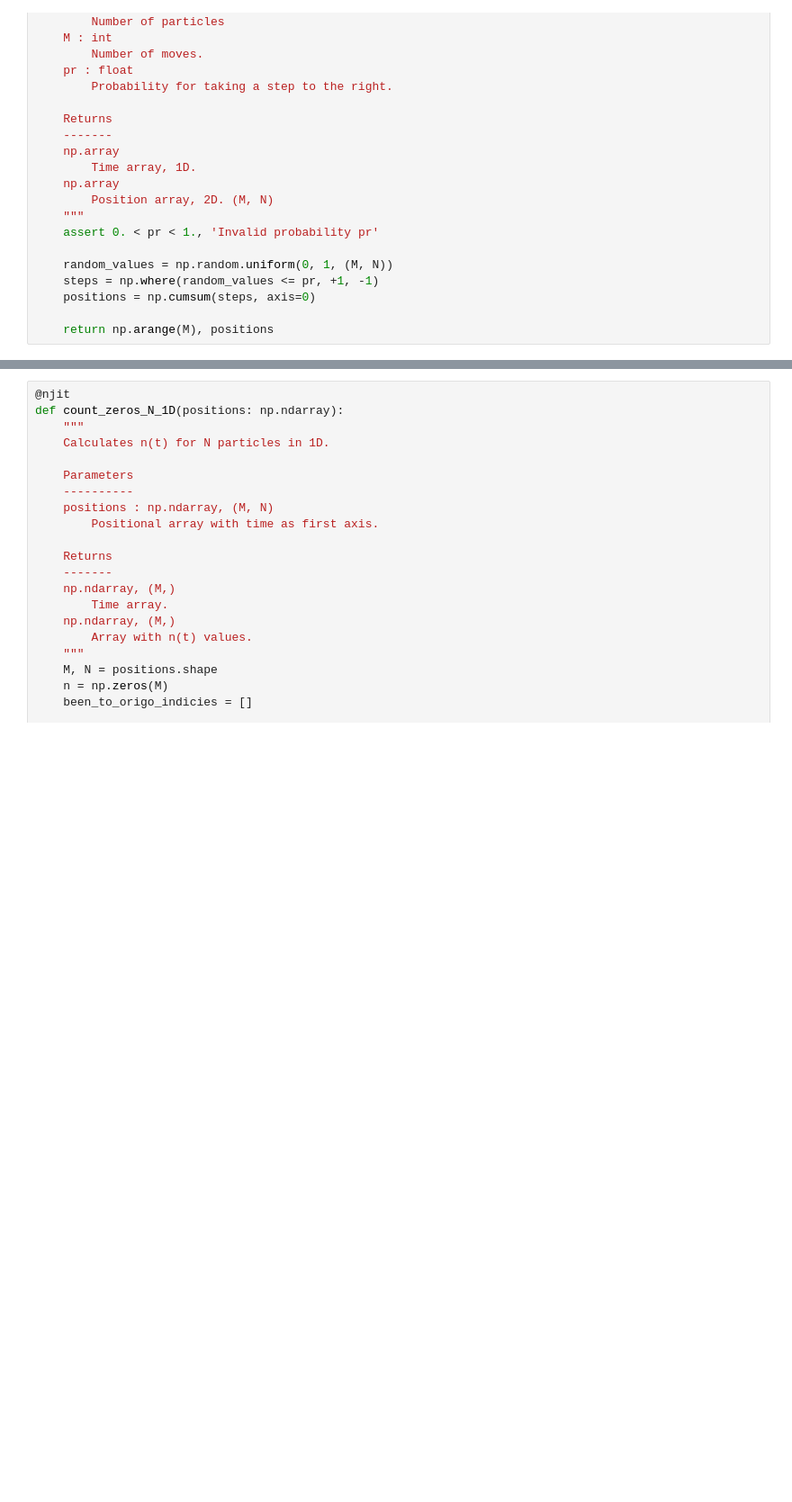
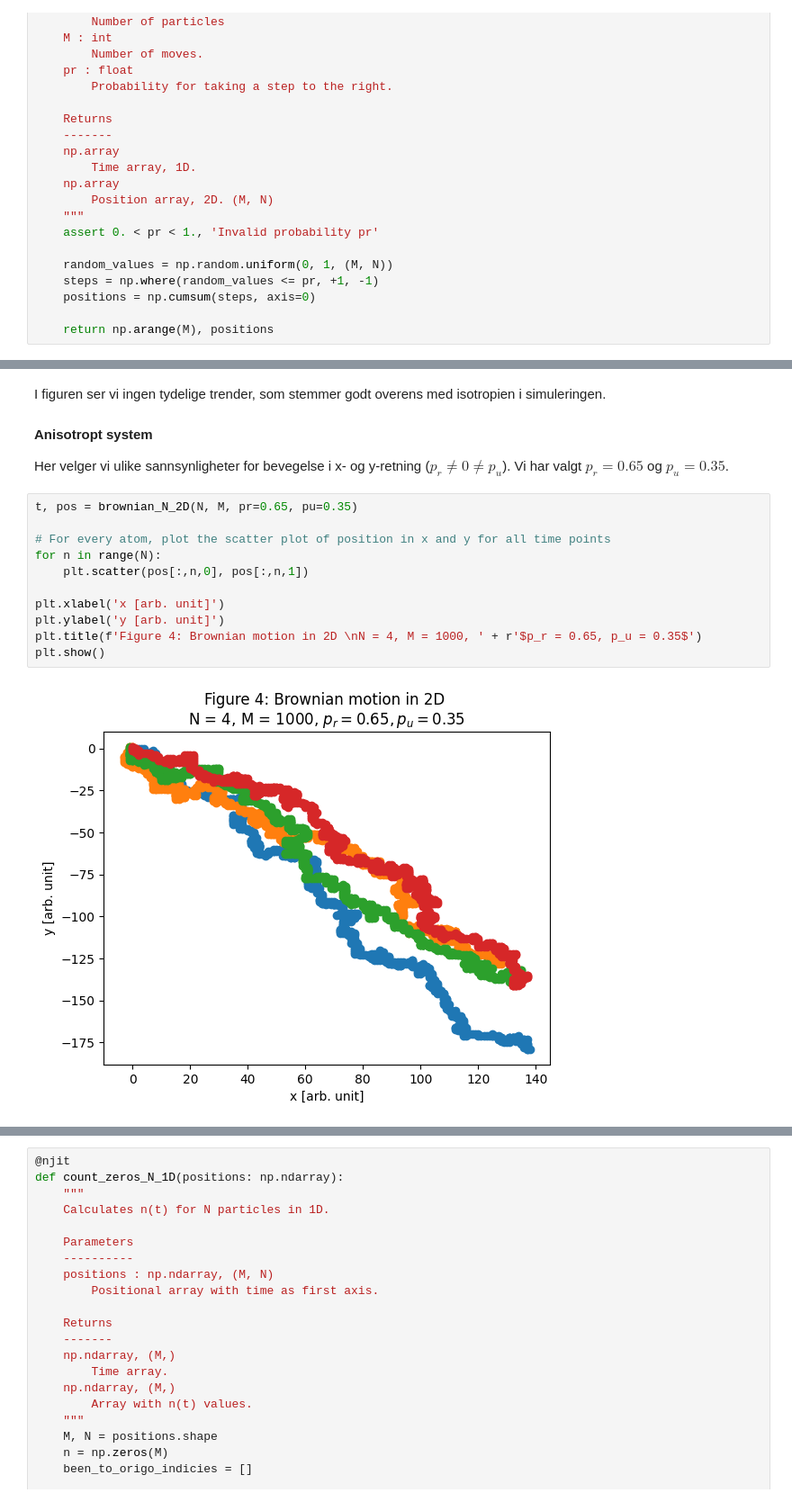
Before and after one commit to willidu/TMA4320, a Jupyter notebook: project/rapport.ipynb, the cells around one changed output, grey strips where cells are left out. Shown at 90% size. Drawn from its saved outputs; the diff is of its cells as text; blank space fills up the shorter version.

```diff
--- a/project/rapport.ipynb
+++ b/project/rapport.ipynb
@@ -226,0 +358,19 @@ def brownian_N_2D(N, M, pr=0.5, py=0.5):
+# %% [markdown]
+I figuren ser vi ingen tydelige trender, som stemmer godt overens med isotropien i simuleringen.
+
+#### Anisotropt system
+
+Her velger vi ulike sannsynligheter for bevegelse i x- og y-retning ($p_r \neq 0 \neq p_u$). Vi har valgt $p_r = 0.65$ og $p_u = 0.35$.
+# %%
+t, pos = brownian_N_2D(N, M, pr=0.65, pu=0.35)
+
+# For every atom, plot the scatter plot of position in x and y for all time points
+for n in range(N):
+    plt.scatter(pos[:,n,0], pos[:,n,1])
+
+plt.xlabel('x [arb. unit]')
+plt.ylabel('y [arb. unit]')
+plt.title(f'Figure 4: Brownian motion in 2D \nN = 4, M = 1000, ' + r'$p_r = 0.65, p_u = 0.35$')
+plt.show()
+# %% [output]
+[figure, added]
```
Also changed, not shown: parts of 70 cells of this notebook, 2 other files.
